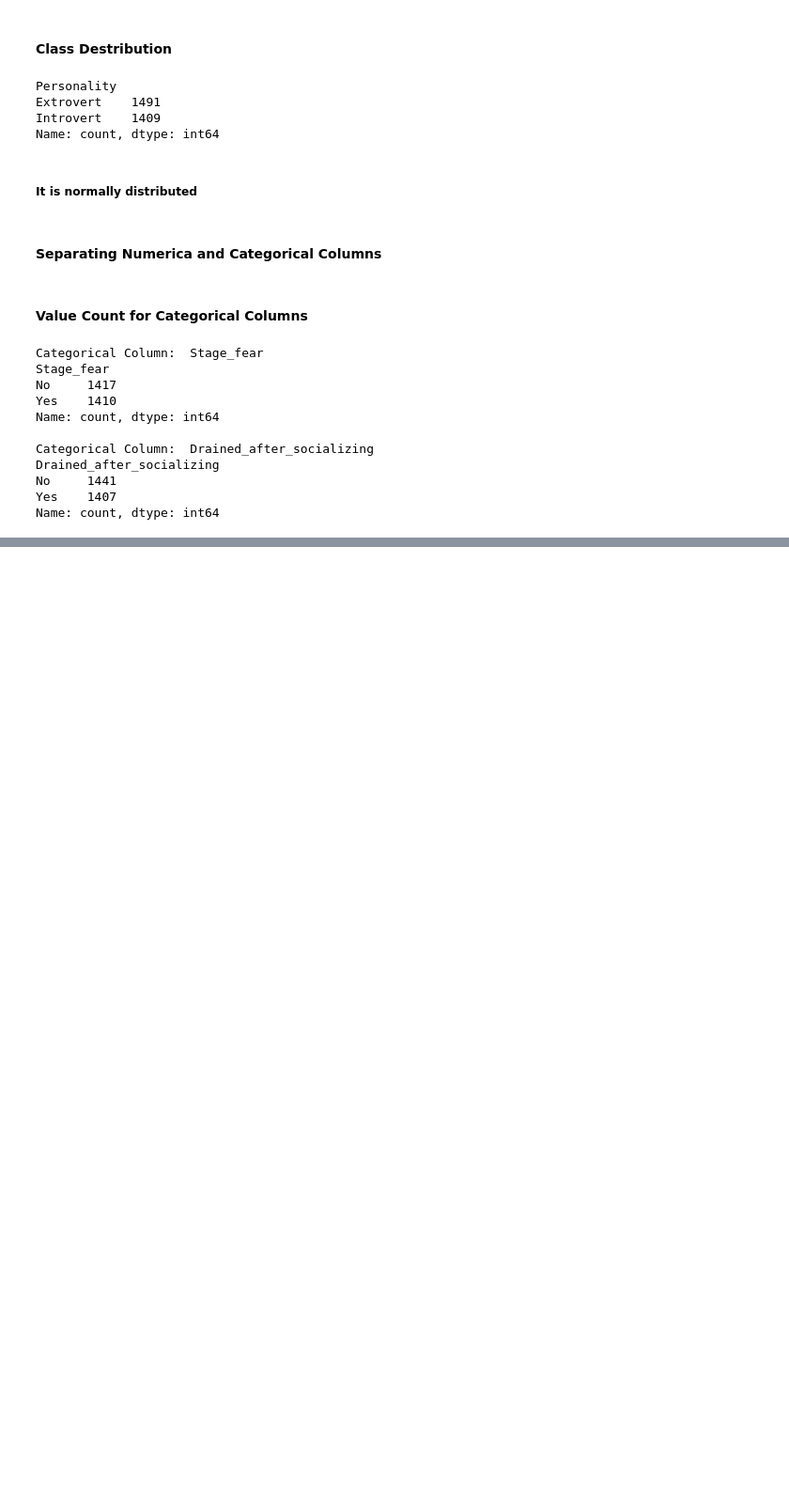
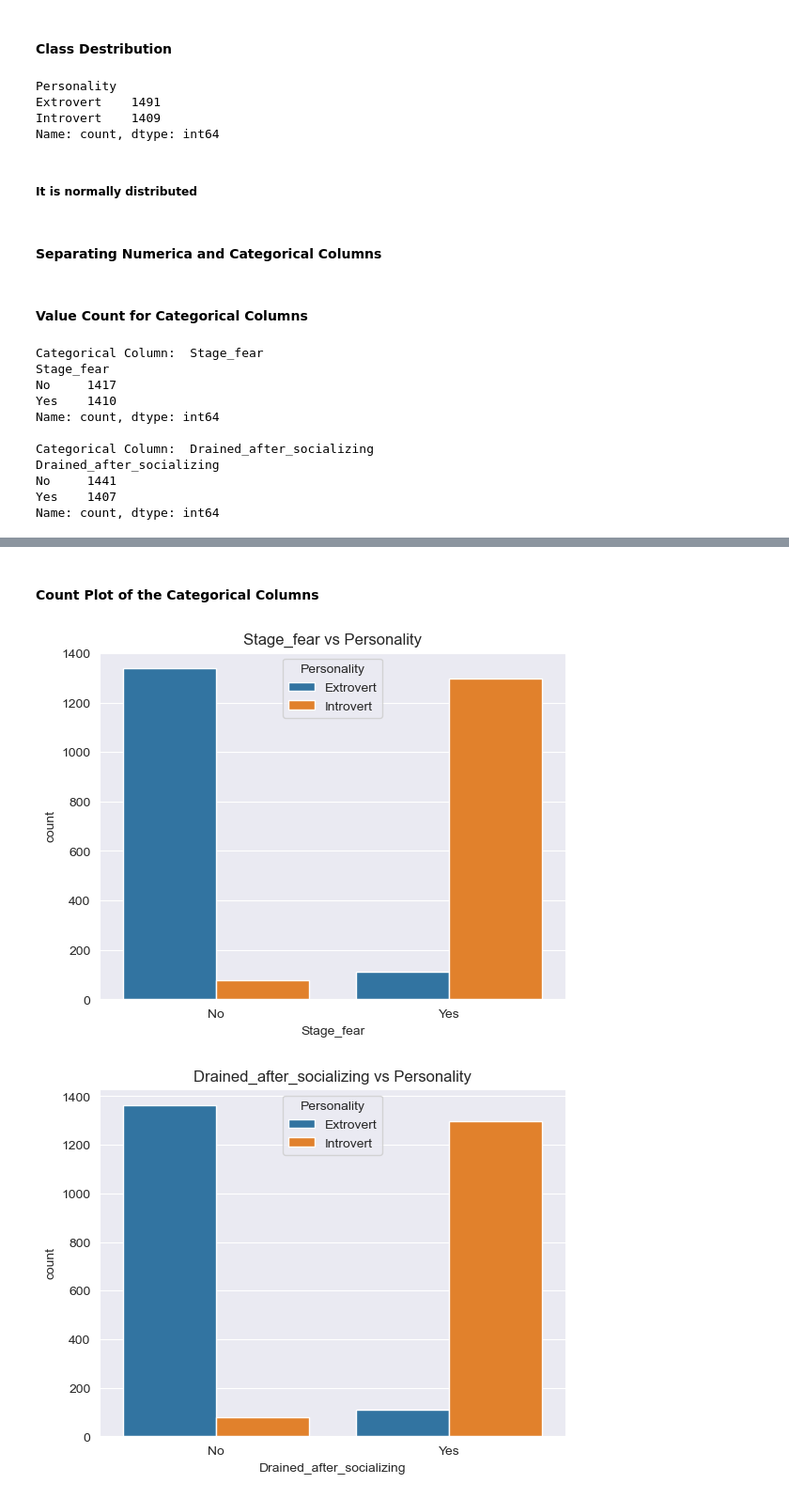
Before and after one commit to HasnainB47/Extrovert-vs-Introvert-EDA, a Jupyter notebook: sample.ipynb, the cells around one changed output, grey strips where cells are left out. Shown: that part at 94% size. Drawn from its saved outputs; the diff is of its cells as text; code cells hidden in the pictures; blank space fills up the shorter version.

```diff
--- a/sample.ipynb
+++ b/sample.ipynb
@@ -101,0 +125,10 @@ plt.show()
+# %% [markdown]
+#### Count Plot of the Categorical Columns
+# %%
+for col in cat_cols:
+    sns.countplot(data=df, x=col, hue="Personality")
+    plt.title(f"{col} vs Personality")
+    plt.show()
+# %% [output]
+[figure, added]
+[figure, added]
```
Also changed, not shown: parts of 6 cells of this notebook.
